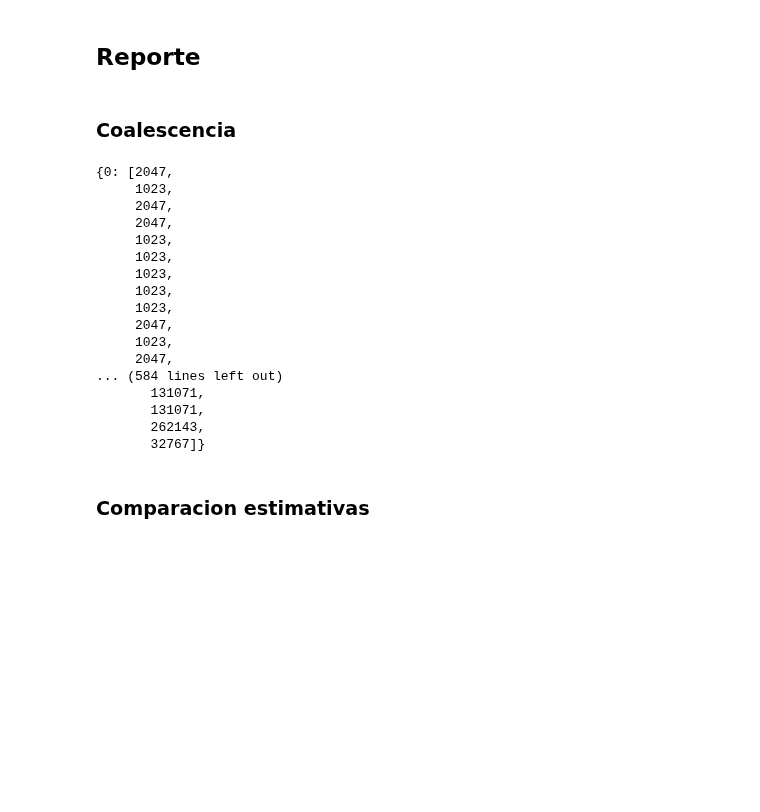
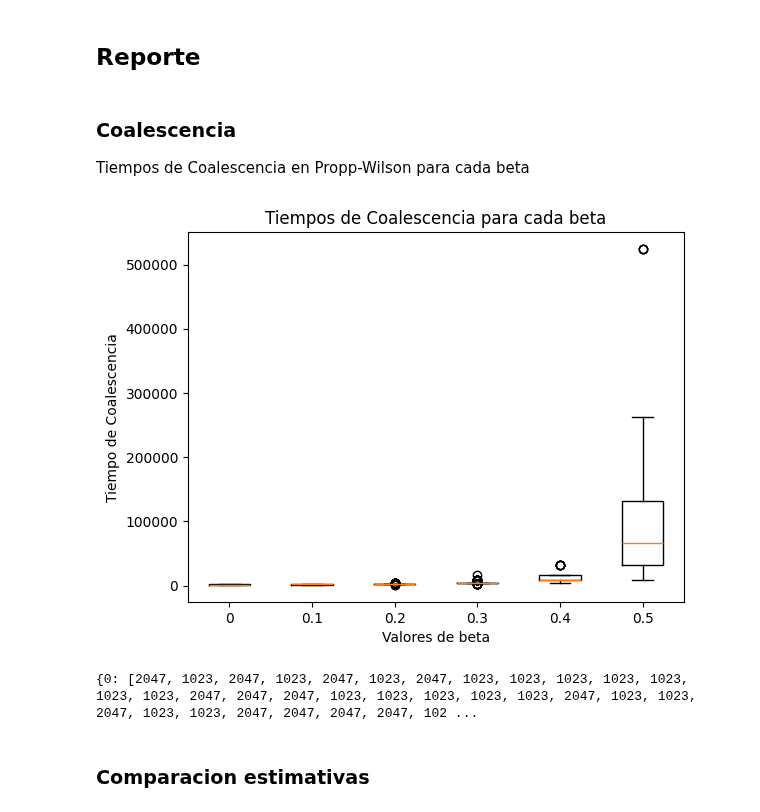
Before and after one commit to dangarciahe/Cadenas_de_Markov, a Jupyter notebook: Tarea_3.ipynb, the cells around one changed output. Drawn from its saved outputs; the diff is of its cells as text; code cells hidden in the pictures; blank space fills up the shorter version.

```diff
--- a/Tarea_3.ipynb
+++ b/Tarea_3.ipynb
@@ -329,27 +336,25 @@ Valor esperado usando MCMC con X = 10000:
 # %% [markdown]
 ## Reporte
-# %% [markdown]
-### Coalescencia
-# %%
-pprint(tiempos_coalecencia)
-# %% [output]
-{0: [2047,
-     1023,
-     2047,
-     2047,
-     1023,
-     1023,
-     1023,
-     1023,
-     1023,
-     2047,
-     1023,
-     2047,
-... (584 lines left out)
-       131071,
-       131071,
-       262143,
-       32767]}
+# %% [markdown]
+### Coalescencia
+
+Tiempos de Coalescencia en Propp-Wilson para cada beta
+# %%
+fig, ax = plt.subplots()
+
+ax.boxplot([tiempos_coalescencia[beta] for beta in beta_list], labels=beta_list)
+
+ax.set_title('Tiempos de Coalescencia para cada beta')
+ax.set_xlabel('Valores de beta')
+ax.set_ylabel('Tiempo de Coalescencia')
+
+plt.show()
+# %% [output]
+[figure, added]
+# %%
+print(tiempos_coalescencia)
+# %% [output]
+{0: [2047, 1023, 2047, 1023, 2047, 1023, 2047, 1023, 1023, 1023, 1023, 1023, 1023, 1023, 2047, 2047, 2047, 1023, 1023, 1023, 1023, 1023, 2047, 1023, 1023, 2047, 1023, 1023, 2047, 2047, 2047, 2047, 102 ...
 # %% [markdown]
 ### Comparacion estimativas
 # %%
```
Also changed, not shown: parts of 4 cells of this notebook.
